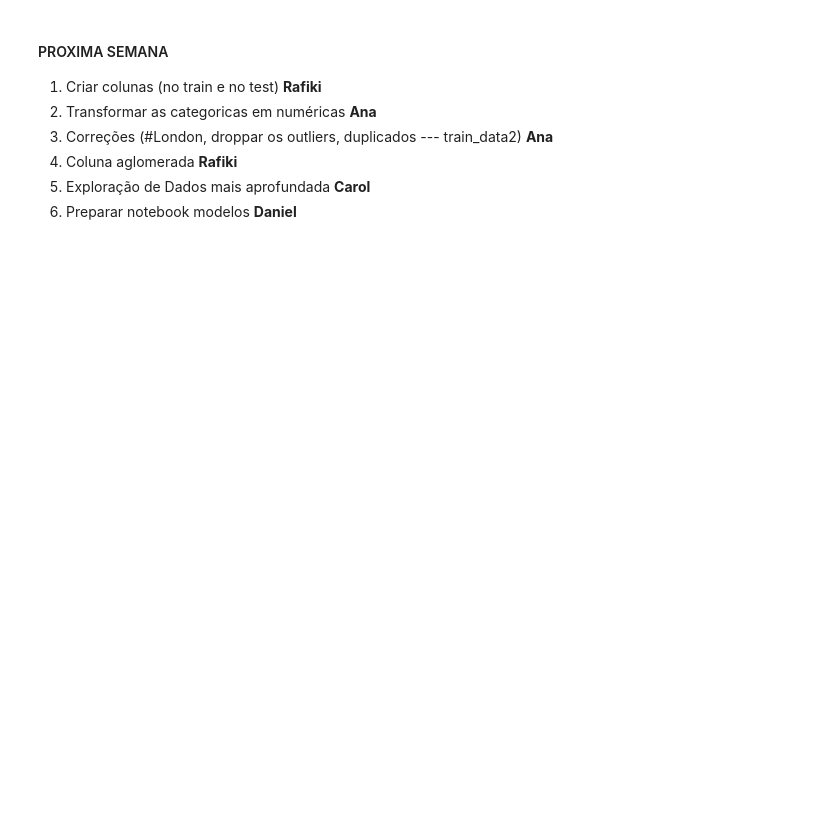
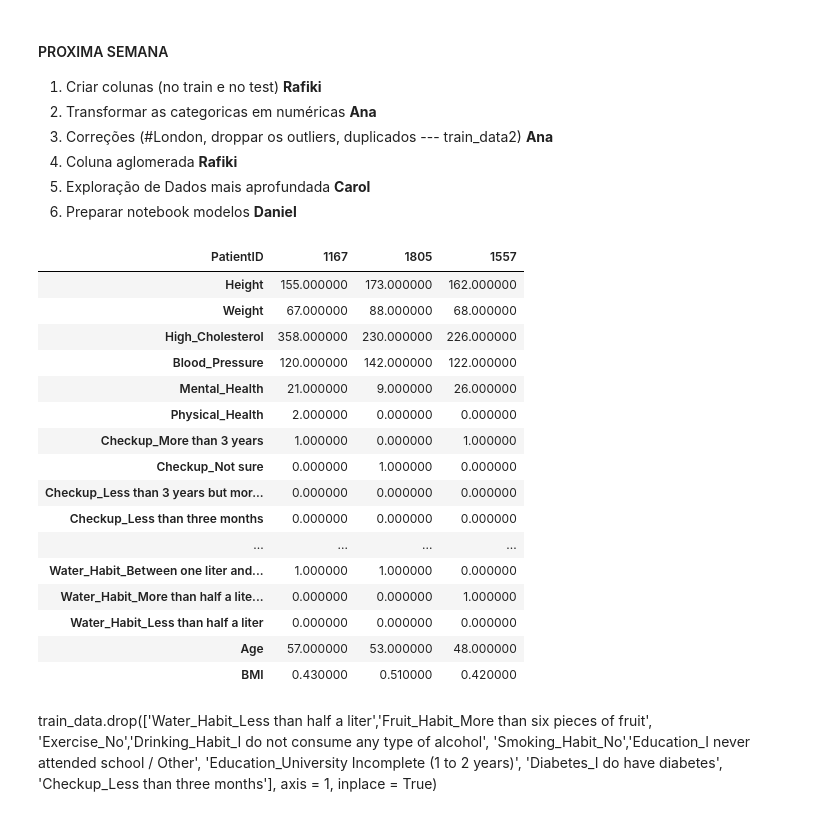
Before and after one commit to Danielfranco7/sharing-github, a Jupyter notebook: The Smith Parasite - Data Description.ipynb, the cells around one changed output. Cells and saved outputs as stored; diff of their text form; code cells hidden in the pictures; blank space fills up the shorter version.

```diff
--- a/The Smith Parasite - Data Description.ipynb
+++ b/The Smith Parasite - Data Description.ipynb
@@ -597,0 +582,6 @@ See Full Dataframe in Mito
+# %%
+# Subseting object features
+categorical = train_data.select_dtypes(include = ['O'])
+
+for col, row in categorical.items():
+    print(categorical[col].value_counts(), '\n\n')
@@ -598,3 +606,20 @@ See Full Dataframe in Mito
+# %%
+# Subseting object features
+categorical = train_data.select_dtypes(include = ['O'])
+
+# Getting low cardinality features
+low_card_categorical = [col for col, rows in categorical.items() if len(rows.value_counts())<=7]
+
+# Getting high cardinality features
+high_card_categorical = [col for col, rows in categorical.items() if len(rows.value_counts())>7]
+# %%
+# Encoding categorical values to dummy variables
+ce_one_hot = ce.OneHotEncoder(cols = low_card_categorical, use_cat_names=True)
+train_data = ce_one_hot.fit_transform(train_data)
+
+# Encode high cardinality columns using a target Bayesian Encoder based on the target
+ce_target = ce.TargetEncoder(cols = high_card_categorical)
+train_data = ce_target.fit_transform(train_data,train_data['Disease'])
 # %% [markdown]
 #### PROXIMA SEMANA
 
@@ -610,0 +635,27 @@ test_data.to_csv(os.path.join(path, 'test_data.csv'))
+# %%
+train_data.head(3).T.style
+# %% [output]
+| PatientID | 1167 | 1805 | 1557 |
+| Height | 155.000000 | 173.000000 | 162.000000 |
+| Weight | 67.000000 | 88.000000 | 68.000000 |
+| High_Cholesterol | 358.000000 | 230.000000 | 226.000000 |
+| Blood_Pressure | 120.000000 | 142.000000 | 122.000000 |
+| Mental_Health | 21.000000 | 9.000000 | 26.000000 |
+| Physical_Health | 2.000000 | 0.000000 | 0.000000 |
+| Checkup_More than 3 years | 1.000000 | 0.000000 | 1.000000 |
+| Checkup_Not sure | 0.000000 | 1.000000 | 0.000000 |
+| Checkup_Less than 3 years but mor... | 0.000000 | 0.000000 | 0.000000 |
+| Checkup_Less than three months | 0.000000 | 0.000000 | 0.000000 |
+| ... | ... | ... | ... |
+| Water_Habit_Between one liter and... | 1.000000 | 1.000000 | 0.000000 |
+| Water_Habit_More than half a lite... | 0.000000 | 0.000000 | 1.000000 |
+| Water_Habit_Less than half a liter | 0.000000 | 0.000000 | 0.000000 |
+| Age | 57.000000 | 53.000000 | 48.000000 |
+| BMI | 0.430000 | 0.510000 | 0.420000 |
+# %% [markdown]
+train_data.drop(['Water_Habit_Less than half a liter','Fruit_Habit_More than six pieces of fruit',
+                'Exercise_No','Drinking_Habit_I do not consume any type of alcohol',
+                'Smoking_Habit_No','Education_I never attended school / Other',
+                'Education_University Incomplete (1 to 2 years)',
+                'Diabetes_I do have diabetes',
+                'Checkup_Less than three months'], axis = 1, inplace = True)
```
Also changed, not shown: parts of 30 cells of this notebook.
